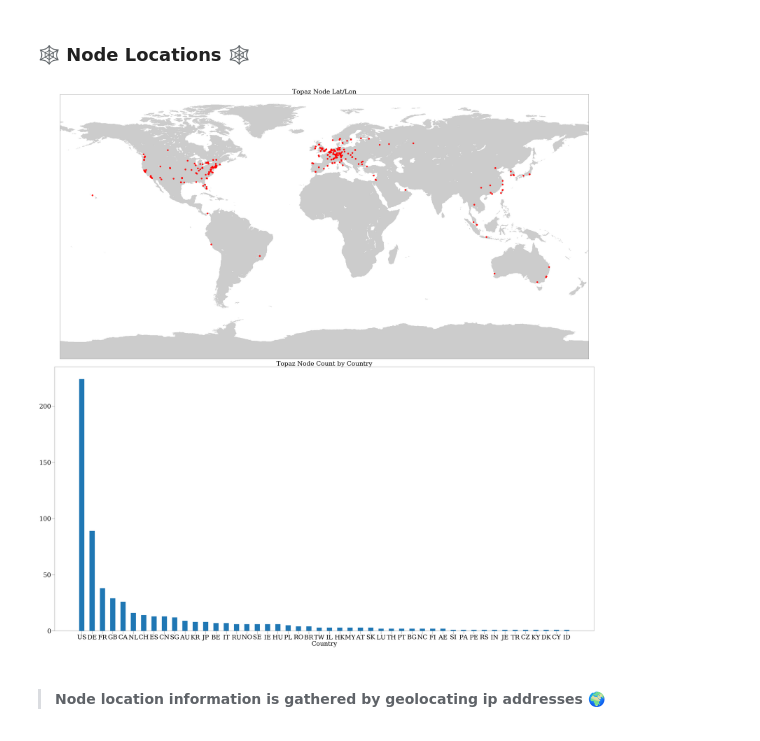
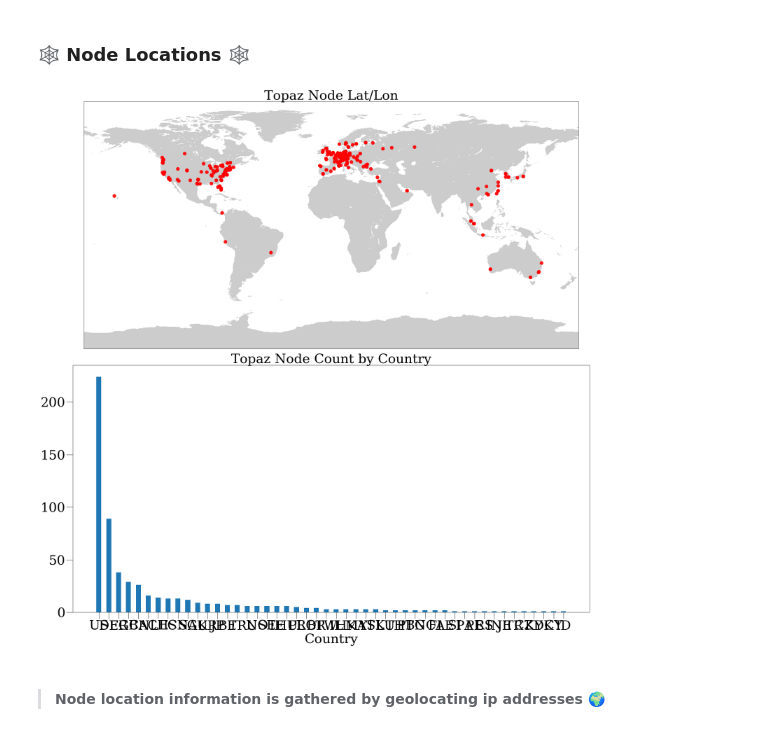
Before and after one commit to jrhea/prkl, a Jupyter notebook: analysis/testnet-analysis.ipynb, the cells around one changed output. Cells and saved outputs as stored; diff of their text form; code cells hidden in the pictures.

```diff
--- a/analysis/testnet-analysis.ipynb
+++ b/analysis/testnet-analysis.ipynb
@@ -245,38 +245,38 @@ for ip,info in ips_info.items():
         lats.append(float(info['latitude']))
         lons.append(float(info['longitude']))
 
-fig,ax = plt.subplots(2)
+fig,ax = plt.subplots(2,figsize=(24,24))
 map = Basemap(projection='cyl', resolution='l',ax=ax[0])
 map.drawlsmask()
 x, y = map(lons, lats)
 map.scatter(x, y, s=100, color='#ff0000', marker='o', alpha=0.9)
 ax[0].set_title(NETWORK.title()+' Node Lat/Lon',fontsize=40)
 
 #plot node count by country
 countries=[]
 for ip,info in saved_ips_info.items():
     if info['country_name'] != None:
         countries.append(info['country'])
 
 
 counts = Counter(countries)
 counts = sorted(counts.items(), key=lambda i: i[1], reverse=True)
 labels, values  = zip(*counts)
 
 indexes = np.arange(len(labels))
 width = .5
 
 ax[1].set_title(NETWORK.title()+' Node Count by Country',fontsize=40)
 ax[1].bar(indexes, values, width)
 ax[1].set_xticks(indexes)
 ax[1].set_xticklabels(labels)
 ax[1].set_xlabel("Country",fontsize=40)
 ax[1].tick_params(size=20,labelsize=40)
 plt.rc('font', family='serif')
 plt.tight_layout()
 plt.show()
 # %% [output]
-[figure, old version]
+[figure, new version]
 # %% [markdown]
 > #### Node location information is gathered by geolocating ip addresses 🌍
 # %%
```
